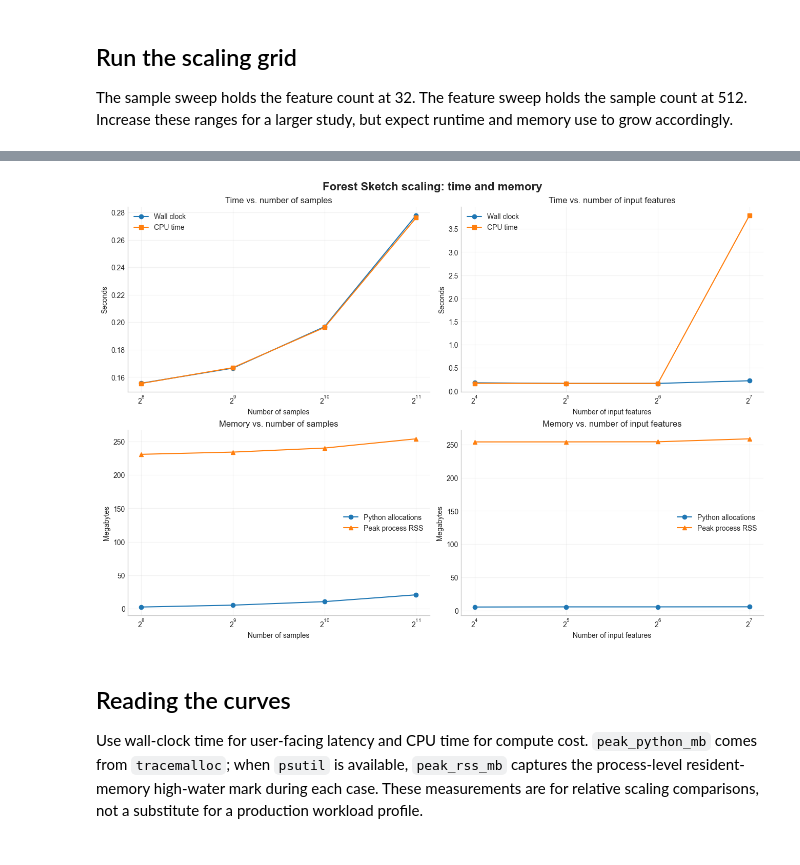
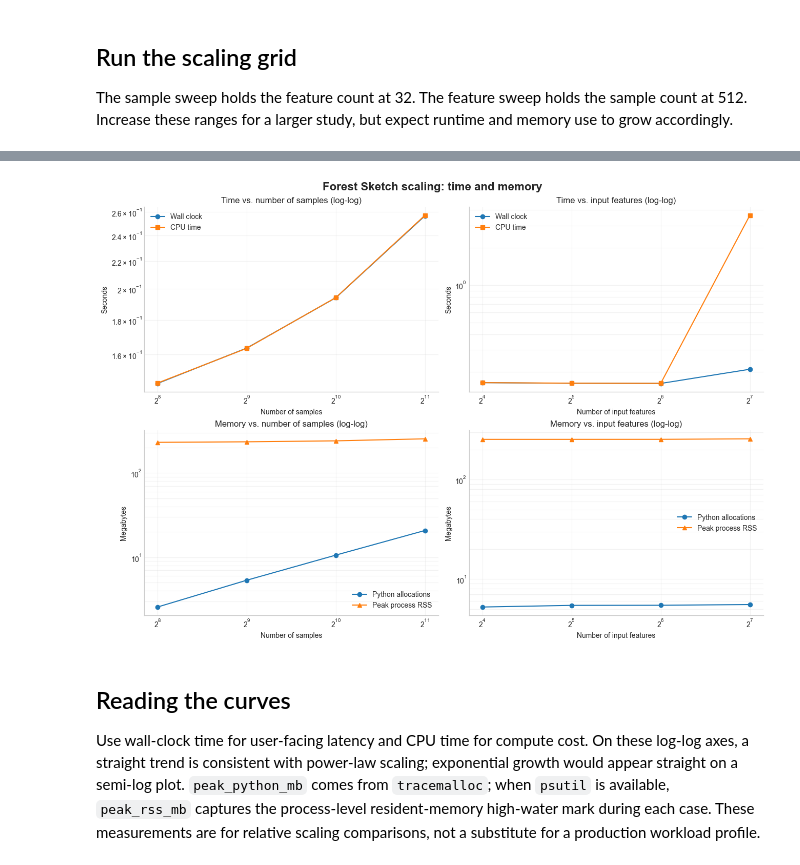
Before and after one commit to fabriziocosta/forestsketch, a Jupyter notebook: notebooks/02_scaling_benchmarks.ipynb, the cells around one changed output, grey strips where cells are left out. Cells and saved outputs as stored; diff of their text form; code cells hidden in the pictures.

```diff
--- a/notebooks/02_scaling_benchmarks.ipynb
+++ b/notebooks/02_scaling_benchmarks.ipynb
@@ -155,7 +155,7 @@ feature_results = results[results["sweep"] == "features"].sort_values("n_feature
 
 axes[0, 0].plot(sample_results["n_samples"], sample_results["wall_clock_seconds"], marker="o", label="Wall clock")
 axes[0, 0].plot(sample_results["n_samples"], sample_results["cpu_seconds"], marker="s", label="CPU time")
-axes[0, 0].set_title("Time vs. number of samples")
+axes[0, 0].set_title("Time vs. number of samples (log-log)")
 axes[0, 0].set_xlabel("Number of samples")
 axes[0, 0].set_ylabel("Seconds")
 axes[0, 0].set_xscale("log", base=2)
@@ -163,38 +163,39 @@ axes[0, 0].legend()
 
 axes[0, 1].plot(feature_results["n_features"], feature_results["wall_clock_seconds"], marker="o", label="Wall clock")
 axes[0, 1].plot(feature_results["n_features"], feature_results["cpu_seconds"], marker="s", label="CPU time")
-axes[0, 1].set_title("Time vs. number of input features")
+axes[0, 1].set_title("Time vs. input features (log-log)")
 axes[0, 1].set_xlabel("Number of input features")
 axes[0, 1].set_ylabel("Seconds")
 axes[0, 1].set_xscale("log", base=2)
 axes[0, 1].legend()
 
 axes[1, 0].plot(sample_results["n_samples"], sample_results["peak_python_mb"], marker="o", label="Python allocations")
 if sample_results["peak_rss_mb"].notna().any():
     axes[1, 0].plot(sample_results["n_samples"], sample_results["peak_rss_mb"], marker="^", label="Peak process RSS")
-axes[1, 0].set_title("Memory vs. number of samples")
+axes[1, 0].set_title("Memory vs. number of samples (log-log)")
 axes[1, 0].set_xlabel("Number of samples")
 axes[1, 0].set_ylabel("Megabytes")
 axes[1, 0].set_xscale("log", base=2)
 axes[1, 0].legend()
 
 axes[1, 1].plot(feature_results["n_features"], feature_results["peak_python_mb"], marker="o", label="Python allocations")
 if feature_results["peak_rss_mb"].notna().any():
     axes[1, 1].plot(feature_results["n_features"], feature_results["peak_rss_mb"], marker="^", label="Peak process RSS")
-axes[1, 1].set_title("Memory vs. number of input features")
+axes[1, 1].set_title("Memory vs. input features (log-log)")
 axes[1, 1].set_xlabel("Number of input features")
 axes[1, 1].set_ylabel("Megabytes")
 axes[1, 1].set_xscale("log", base=2)
 axes[1, 1].legend()
 
 for axis in axes.flat:
+    axis.set_yscale("log")
     axis.grid(True, which="both", alpha=0.25)
     axis.spines[["top", "right"]].set_visible(False)
 
 plt.show()
 # %% [output]
-[figure, old version]
+[figure, new version]
 # %% [markdown]
 ## Reading the curves
 
-Use wall-clock time for user-facing latency and CPU time for compute cost. `peak_python_mb` comes from `tracemalloc`; when `psutil` is available, `peak_rss_mb` captures the process-level resident-memory high-water mark during each case. These measurements are for relative scaling comparisons, not a substitute for a production workload profile.
+Use wall-clock time for user-facing latency and CPU time for compute cost. On these log-log axes, a straight trend is consistent with power-law scaling; exponential growth would appear straight on a semi-log plot. `peak_python_mb` comes from `tracemalloc`; when `psutil` is available, `peak_rss_mb` captures the process-level resident-memory high-water mark during each case. These measurements are for relative scaling comparisons, not a substitute for a production workload profile.
```
Also changed, not shown: parts of 3 cells of this notebook, 1 other file.
